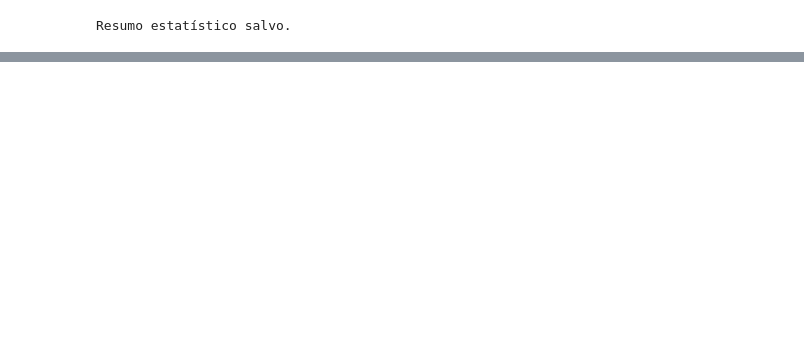
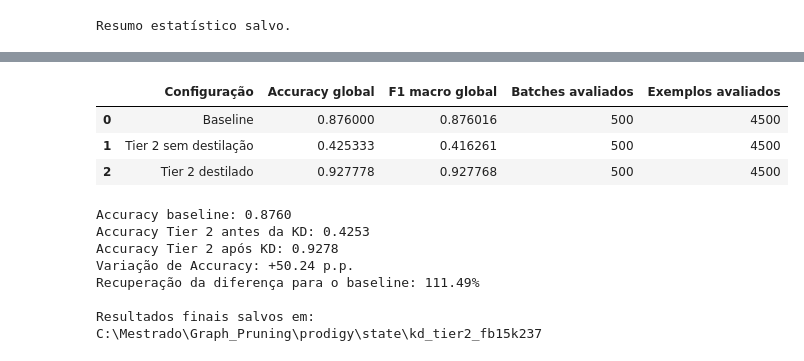
Before and after one commit to J0hnV1ct0r/Graph_Pruning, a Jupyter notebook: prodigy/evaluate_layer_pruning_prodigy.ipynb, the cells around one changed output, grey strips where cells are left out. Drawn from its saved outputs; the diff is of its cells as text; code cells hidden in the pictures; blank space fills up the shorter version.

```diff
--- a/prodigy/evaluate_layer_pruning_prodigy.ipynb
+++ b/prodigy/evaluate_layer_pruning_prodigy.ipynb
@@ -898,0 +1515,78 @@ plt.show()
+# %%
+# Avaliação final no conjunto de teste fixado.
+# Não usamos o teste para selecionar épocas ou hiperparâmetros.
+
+teacher_test_final, _ = evaluate_model(
+    model=teacher,
+    episodes=test_batches_kd,
+    device=DEVICE,
+    config_name="Baseline",
+)
+
+student_test_after, _ = evaluate_model(
+    model=student,
+    episodes=test_batches_kd,
+    device=DEVICE,
+    config_name="Tier 2 destilado",
+)
+
+comparison_kd = pd.DataFrame([
+    teacher_test_final,
+    student_test_before,
+    student_test_after,
+])
+
+display(
+    comparison_kd[
+        [
+            "Configuração",
+            "Accuracy global",
+            "F1 macro global",
+            "Batches avaliados",
+            "Exemplos avaliados",
+        ]
+    ]
+)
+
+# Recuperação percentual da diferença de Accuracy.
+baseline_acc = teacher_test_final["Accuracy global"]
+student_acc_before = student_test_before["Accuracy global"]
+student_acc_after = student_test_after["Accuracy global"]
+
+accuracy_gap = baseline_acc - student_acc_before
+accuracy_recovered = student_acc_after - student_acc_before
+
+if abs(accuracy_gap) > 1e-12:
+    recovery_percentage = 100 * accuracy_recovered / accuracy_gap
+else:
+    recovery_percentage = np.nan
+
+print(f"\nAccuracy baseline: {baseline_acc:.4f}")
+print(f"Accuracy Tier 2 antes da KD: {student_acc_before:.4f}")
+print(f"Accuracy Tier 2 após KD: {student_acc_after:.4f}")
+print(f"Variação de Accuracy: {100 * accuracy_recovered:+.2f} p.p.")
+print(
+    "Recuperação da diferença para o baseline:",
+    f"{recovery_percentage:.2f}%"
+    if np.isfinite(recovery_percentage)
+    else "Indefinida",
+)
+
+comparison_kd.to_csv(
+    KD_OUTPUT_DIR / "kd_final_test_comparison.csv",
+    index=False,
+)
+
+print("\nResultados finais salvos em:", KD_OUTPUT_DIR)
+# %% [output]
+|  | Configuração | Accuracy global | F1 macro global | Batches avaliados | Exemplos avaliados |
+| 0 | Baseline | 0.876000 | 0.876016 | 500 | 4500 |
+| 1 | Tier 2 sem destilação | 0.425333 | 0.416261 | 500 | 4500 |
+| 2 | Tier 2 destilado | 0.927778 | 0.927768 | 500 | 4500 |
+Accuracy baseline: 0.8760
+Accuracy Tier 2 antes da KD: 0.4253
+Accuracy Tier 2 após KD: 0.9278
+Variação de Accuracy: +50.24 p.p.
+Recuperação da diferença para o baseline: 111.49%
+
+Resultados finais salvos em: C:\Mestrado\Graph_Pruning\prodigy\state\kd_tier2_fb15k237
```
Also changed, not shown: parts of 12 cells of this notebook, 2 other files.
